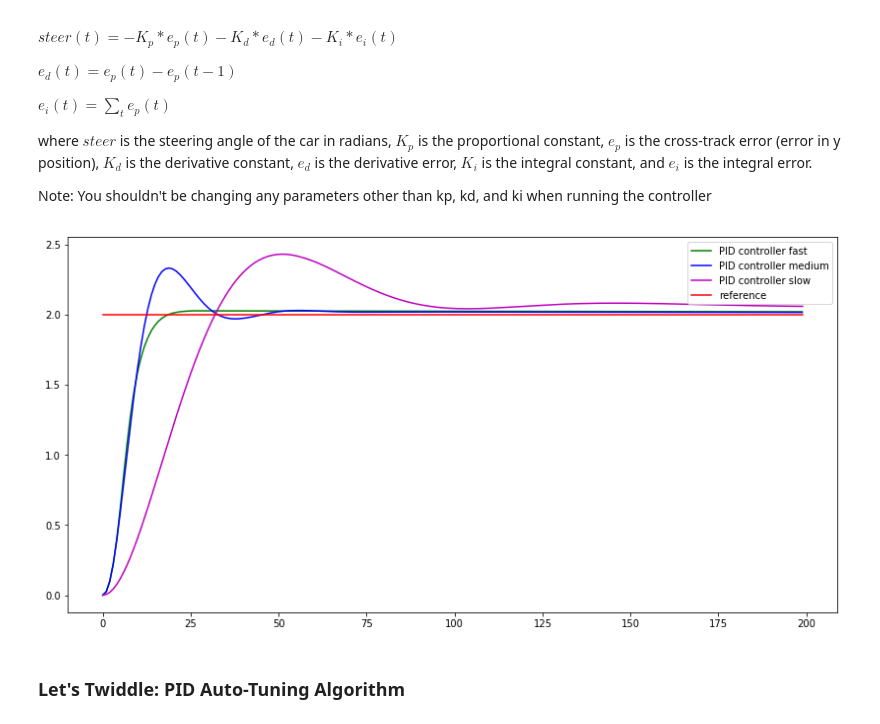
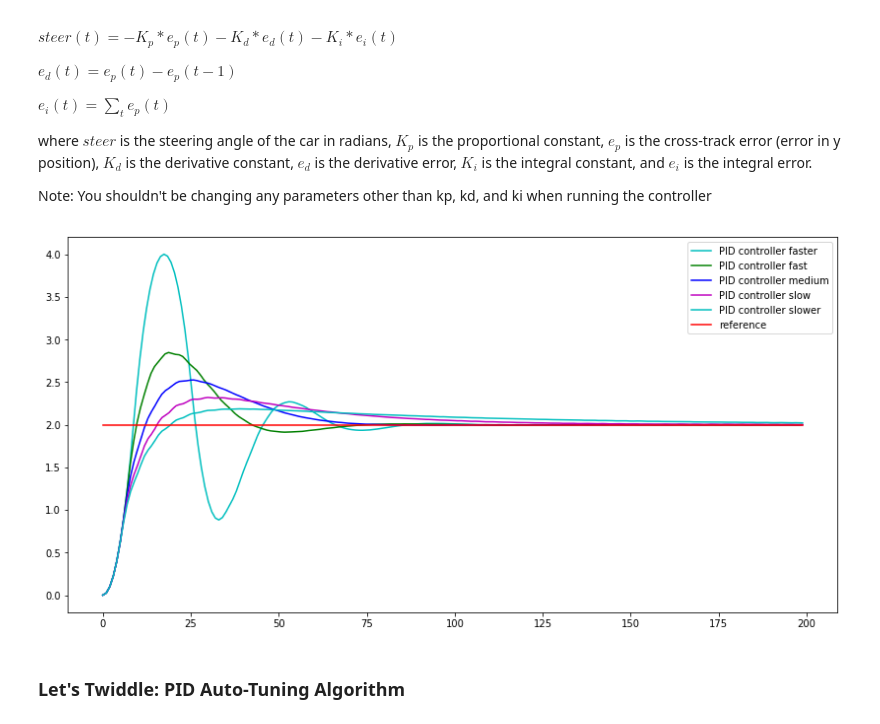
Before and after one commit to calvincramer/PID-Controller, a Jupyter notebook: PID-Controller.ipynb, the cells around one changed output. Saved outputs shown, nothing was run; the diff lists cells and outputs as text; code cells hidden in the pictures.

```diff
--- a/PID-Controller.ipynb
+++ b/PID-Controller.ipynb
@@ -354,46 +354,65 @@ def run_pidcontroller(car, kp, kd, ki, initial_step=2.0, step_size=2.0, num_step
 
         # Update values
         cur_ep = car.y - desired_y_trajectory[-1]
         sum_ep_diff += cur_ep
         ei += (cur_ep + prev_ep) / 2
         #steer = -1 * (kp*cur_ep + kd*(cur_ep - prev_ep) + ki*sum_ep_diff) # Difference sum
         steer = -1 * (kp*cur_ep + kd*(cur_ep - prev_ep) + ki*ei) # Approximate integral
         car.move(steer, speed)
         prev_ep = cur_ep
 
     return x_trajectory, y_trajectory, desired_y_trajectory
+
+kp = 4.0
+kd = 29
+# Faster
+kp_faster = kp
+kd_faster = kd
+ki_faster = 0.8
 # Fast
-kp_fast = 1.2
-kd_fast = 7.5
-ki_fast = 0.002
+kp_fast = kp
+kd_fast = kd
+ki_fast = 0.4
 # Medium
-kp_med = 0.6
-kd_med = 3.5
-ki_med = 0.001
+kp_med = kp
+kd_med = kd
+ki_med = 0.2
 # Slow
-kp_slow = 0.1
-kd_slow = 1.5
-ki_slow = 0.0004
+kp_slow = kp
+kd_slow = kd
+ki_slow = 0.1
+# Slower
+kp_slower = kp
+kd_slower = kd
+ki_slower = 0.05
 
 plt.figure(figsize=(14,7))
 
 car = Car(x=0, y=0, orientation=0)
-x_traj_f, y_traj_f, _ = run_pidcontroller(car, kp_fast, kd_fast, ki_fast)
-plt.plot(x_traj_f, y_traj_f, 'g', label='PID controller fast')
+x_traj_faster, y_traj_faster, _ = run_pidcontroller(car, kp_faster, kd_faster, ki_faster)
+plt.plot(x_traj_faster, y_traj_faster, 'c', label='PID controller faster')
+
+car = Car(x=0, y=0, orientation=0)
+x_traj_fast, y_traj_fast, _ = run_pidcontroller(car, kp_fast, kd_fast, ki_fast)
+plt.plot(x_traj_fast, y_traj_fast, 'g', label='PID controller fast')
 
 car = Car(x=0, y=0, orientation=0)
 x_traj_med, y_traj_med, _ = run_pidcontroller(car, kp_med, kd_med, ki_med)
 plt.plot(x_traj_med, y_traj_med, 'b', label='PID controller medium')
 
 car = Car(x=0, y=0, orientation=0)
-x_traj_slow, y_traj_slow, desired_y_trajectory = run_pidcontroller(car, kp_slow, kd_slow, ki_slow)
+x_traj_slow, y_traj_slow, _ = run_pidcontroller(car, kp_slow, kd_slow, ki_slow)
 plt.plot(x_traj_slow, y_traj_slow, 'm', label='PID controller slow')
+
+car = Car(x=0, y=0, orientation=0)
+x_traj_slower, y_traj_slower, desired_y_trajectory = run_pidcontroller(car, kp_slower, kd_slower, ki_slower)
+plt.plot(x_traj_slower, y_traj_slower, 'c', label='PID controller slower')
 
 plt.plot(x_traj_slow, desired_y_trajectory, 'r', label='reference')
 plt.legend()
 plt.show()
 # %% [output]
-[figure, old version]
+[figure, new version]
 # %% [markdown]
 ### Let's Twiddle: PID Auto-Tuning Algorithm
 # %% [markdown]
```
Also changed, not shown: parts of 1 cell of this notebook.
